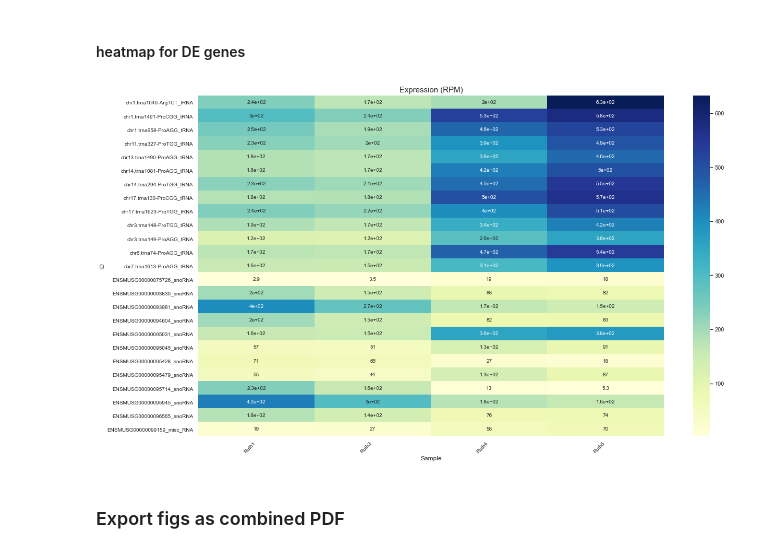
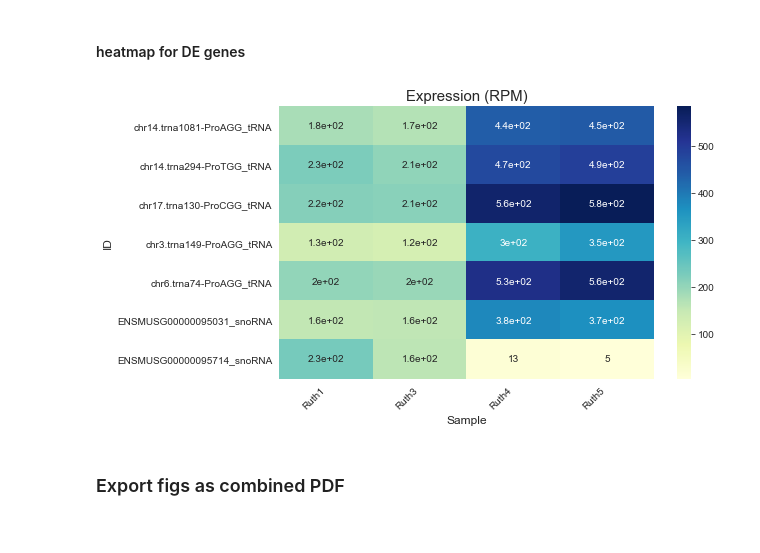
Before and after one commit to DoctorBioinformatics/sncRNAP, a Jupyter notebook: sncRNA_profiling.ipynb, the cells around one changed output. Drawn from its saved outputs; the diff is of its cells as text; code cells hidden in the pictures.

```diff
--- a/sncRNA_profiling.ipynb
+++ b/sncRNA_profiling.ipynb
@@ -262,3 +157,26 @@ conc_df = conc_df[~conc_df['id'].str.contains('Mt')]
+# %%
+# Iterate over the ids
+for i, row in enumerate(df['id']):
+
+    if "trna" in row:
+        # change row name to row name + ncRNA_class
+        ncRNA_class = 'tRNA'
+
+        new_id = row + "_" + ncRNA_class
+        df['id'] = df['id'].replace({row: new_id})
+
+    if "MIMA" in row:
+        ncRNA_class = 'miRNA'
+        new_string = row.split('_')[1]
+        new_id = new_string + "_" + ncRNA_class
+        df['id'] = df['id'].replace({row: new_id})
+
+    if ('trna' not in row) and ('MIMAT' not in row):
+        new_id = row
+        df['id'] = df['id'].replace({row: new_id})
+
+# remove rows that don't have a classification
+df = df[~df['id'].str.contains('Mt')]
 # %% [markdown]
 #### check ncRNA counts across samples
 # %%
@@ -478,8 +397,7 @@ Text(0.5, 1.0, '25 DE genes')
 #### DE gene counts per class
 # %%
 # count DE ncRNAs
-differentially_expressed = conc_df[((conc_df['log2FoldChange'] < -1) | (conc_df['log2FoldChange'] > 1)) & (conc_df['pvalue'] < 0.05)]
-differentially_expressed
+differentially_expressed = df[((df['log2FoldChange'] < -1) | (df['log2FoldChange'] > 1)) & (df['padj'] < 0.05)]
 
 # create a dictionary to store the counts ncRNA lasses
 counts = {}
@@ -507,7 +425,7 @@ for i in range(len(DE_classes_df)):
     plt.text(i, count, count, ha='center', va='bottom')
 
 plt.ylabel("Number of DE genes")
-plt.show()
+# plt.show()
 
 
 # Plot the pie chart
@@ -515,5 +433,5 @@ fig12 = plt.figure()
 plt.pie(counts, labels=labels, startangle=90, counterclock=False, autopct='%1.1f%%')
 plt.axis('equal')
 plt.title("Number of DE genes")
-plt.show()
+# plt.show()
 # %% [output]
@@ -605,23 +525,26 @@ for i in range(0, len(ncRNA_classes), 4):
 #### heatmap for DE genes
 # %%
 # Subset the differentially expressed genes
-diff_exp_gene_values = differentially_expressed.iloc[:,3:]
+diff_exp_gene_values = differentially_expressed.iloc[:,4:]
 
-# Plot the heatmap
-fig17 = plt.figure(figsize=(20,12))
-sns.heatmap(diff_exp_gene_values, xticklabels=diff_exp_gene_values.columns, yticklabels=differentially_expressed["id"], cmap="YlGnBu", annot=True, annot_kws={"size": 10})
+# Create the heatmap figure
+fig17, ax = plt.subplots(figsize=(10,6))
+sns.heatmap(diff_exp_gene_values, xticklabels=diff_exp_gene_values.columns, yticklabels=differentially_expressed["id"], cmap="YlGnBu", annot=True, annot_kws={"size": 10}, ax=ax)
 
 # Add labels and title
 plt.xlabel("Sample", fontsize=12)
 plt.ylabel("ID", fontsize=12)
 plt.title("Expression (RPM)", fontsize=15)
 plt.xticks(rotation=45, ha="right", fontsize=10)
 plt.yticks(fontsize=10)
 
-# Show the plot
-plt.show()
+# Adjust the margins to show all the IDs
+plt.subplots_adjust(left=0.25, bottom=0.25)
+
+# # Show the plot
+# plt.show()
 # %% [output]
-[figure, old version]
+[figure, new version]
 # %% [markdown]
 ### Export figs as combined PDF
 # %%
```
Also changed, not shown: parts of 32 cells of this notebook.
